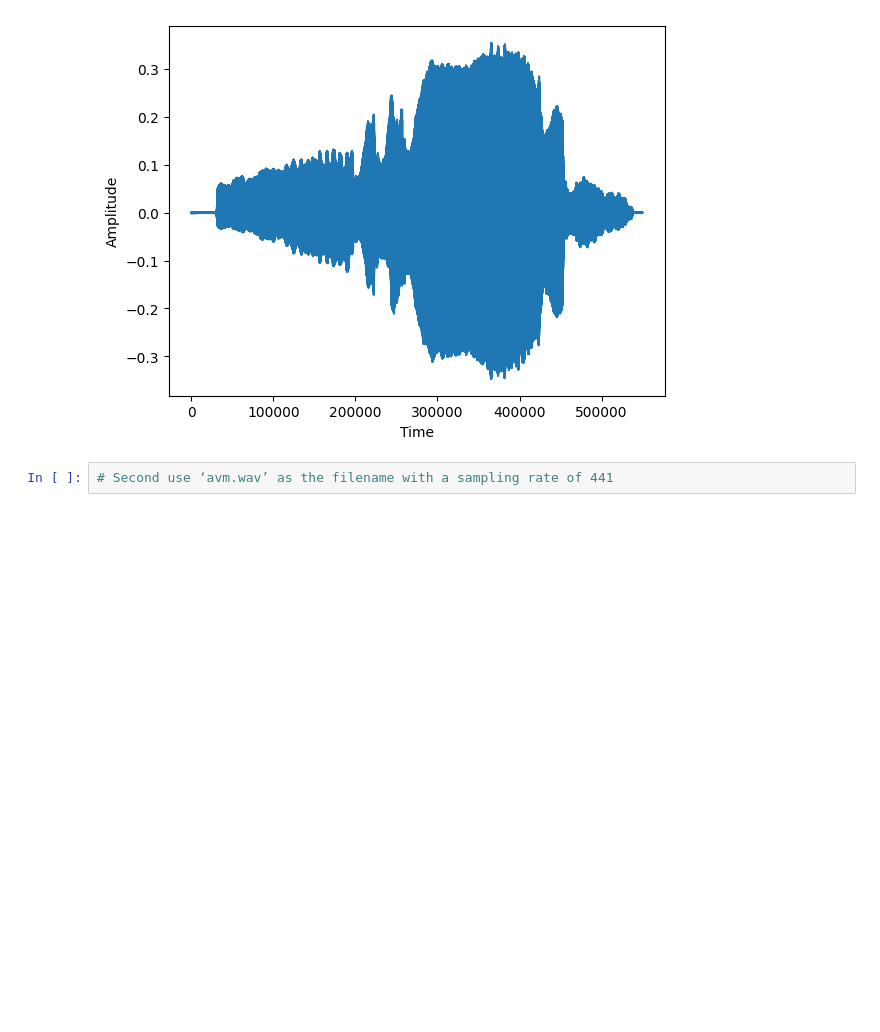
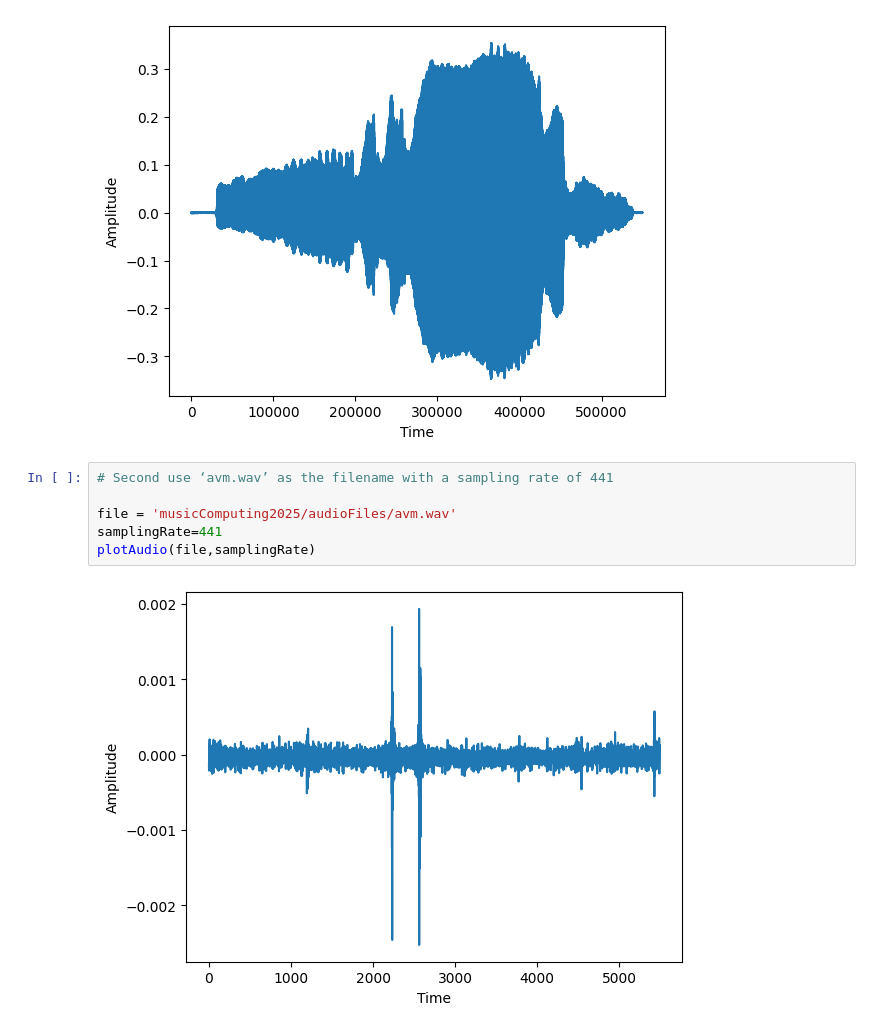
Before and after one commit to ClaudeS549/Music-Computing, a Jupyter notebook: assignments/labAssignment1.ipynb, the cells around one changed output. Drawn from its saved outputs; the diff is of its cells as text; blank space fills up the shorter version.

```diff
--- a/assignments/labAssignment1.ipynb
+++ b/assignments/labAssignment1.ipynb
@@ -55,3 +55,9 @@ plotAudio(file,samplingRate)
 [figure]
 # %%
 # Second use ‘avm.wav’ as the filename with a sampling rate of 441
+
+file = 'musicComputing2025/audioFiles/avm.wav'
+samplingRate=441
+plotAudio(file,samplingRate)
+# %% [output]
+[figure, added]
```
